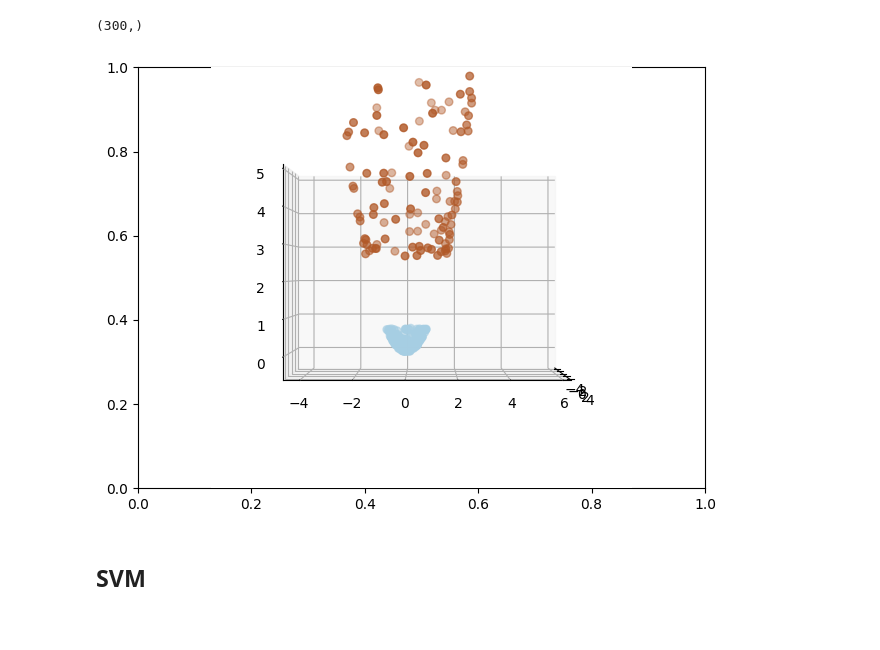
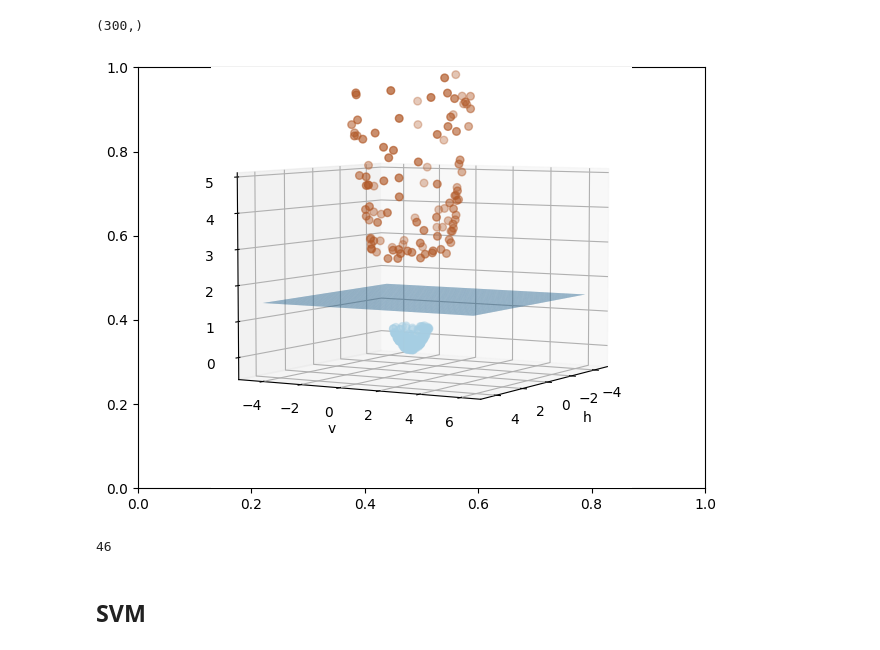
Before and after one commit to rubenfonnegra/machine_learning, a Jupyter notebook: Sem_03/kernels_svm.ipynb, the cells around one changed output. Saved outputs shown, nothing was run; the diff lists cells and outputs as text; code cells hidden in the pictures.

Commit message:
Upload Kernels

```diff
--- a/Sem_03/kernels_svm.ipynb
+++ b/Sem_03/kernels_svm.ipynb
@@ -31,13 +31,3 @@ print(Xk.shape)
 # print(Xk.shape)
 # %% [output]
 (300,)
-# %%
-f, _ = plt.subplots()
-ax = f.add_subplot(projection='3d')
-
-ax.view_init(0, 0)
-ax.scatter3D( X[:,0] , X[:,1] , Xk , c = y , s=30, cmap='Paired')
-ax.set_zlim(-0.5,5)
-plt.tight_layout()
-# %% [output]
-[figure, removed]
@@ -53,0 +34,17 @@ image.save("kernel_.gif", save_all=True, append_images=all_images, duration=200,
+# %%
+f, _ = plt.subplots()
+ax = f.add_subplot(projection='3d')
+ax.view_init(5,30) # son grados, el primer parametro rota el eje x (ver desde arriba), el segundo el eje y (como dar una vuelta de pie)
+ax.scatter3D( X[:,0] , X[:,1] , Xk , c = y , s=30, cmap='Paired')
+ax.set_zlim(-0.5,5)
+
+h_grid, v_grid = np.meshgrid(np.linspace(-4.5,4.5,100), np.linspace(-4.5,6.2,100))
+z_grid = np.ones(h_grid.shape) * 1.5 #El 1.5 es donde se ubica en z ese arrego de 1 "el hiperplano"
+
+
+ax.plot_surface(h_grid,v_grid, z_grid, alpha = 0.5) #graficando la superficie
+ax.set_xlabel('h'), ax.set_ylabel('v')
+ax.set_zlim(-0.5,5)
+plt.tight_layout()
+# %% [output]
+[figure, added]
@@ -54,3 +67,19 @@ image.save("kernel_.gif", save_all=True, append_images=all_images, duration=200,
+# %%
+import os
+from PIL import Image
+from natsort import natsorted, ns
+
+images = []
+files_ = natsorted(os.listdir('/content/imgs'), alg = ns.PATH) #creando la lista de archivos "os.listdir('/content/imgs')"" me devuelve la lista de los archivos en ese directorio, (alg = ns.PATH) el algoritmo de ordenamiento es
+print(len(files_))
+# Save a gif
+for img in files_:
+  image = Image.open('imgs/{0}'.format(img)) #abriendo la imagen
+  images.append(image)
+
+image.save("kernel_.gif", save_all=True, append_images=images, duration=200, loop=0)
+# %% [output]
+46
 # %% [markdown]
 ## SVM
 # %%
```
Also changed, not shown: parts of 8 cells of this notebook.
